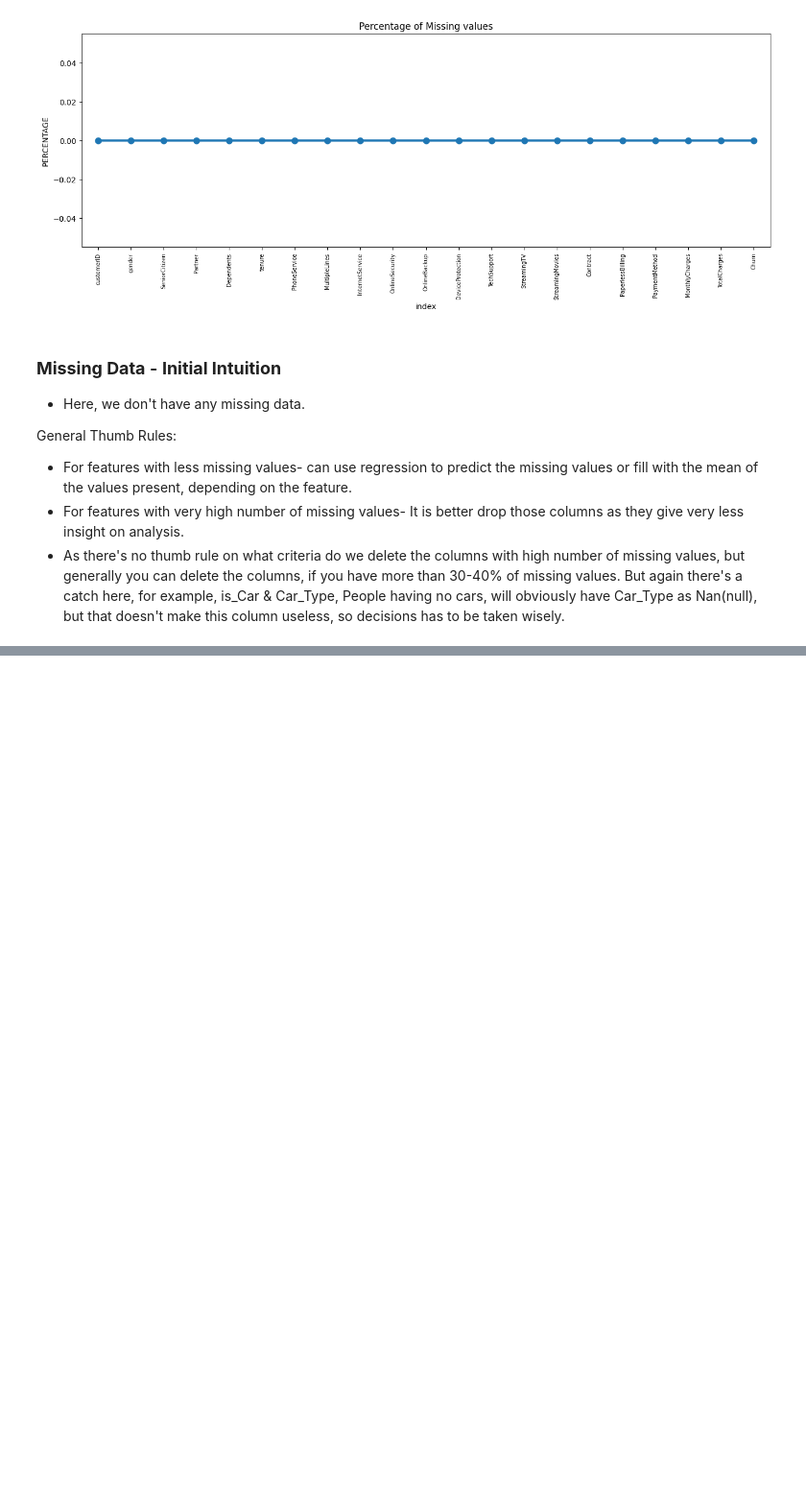
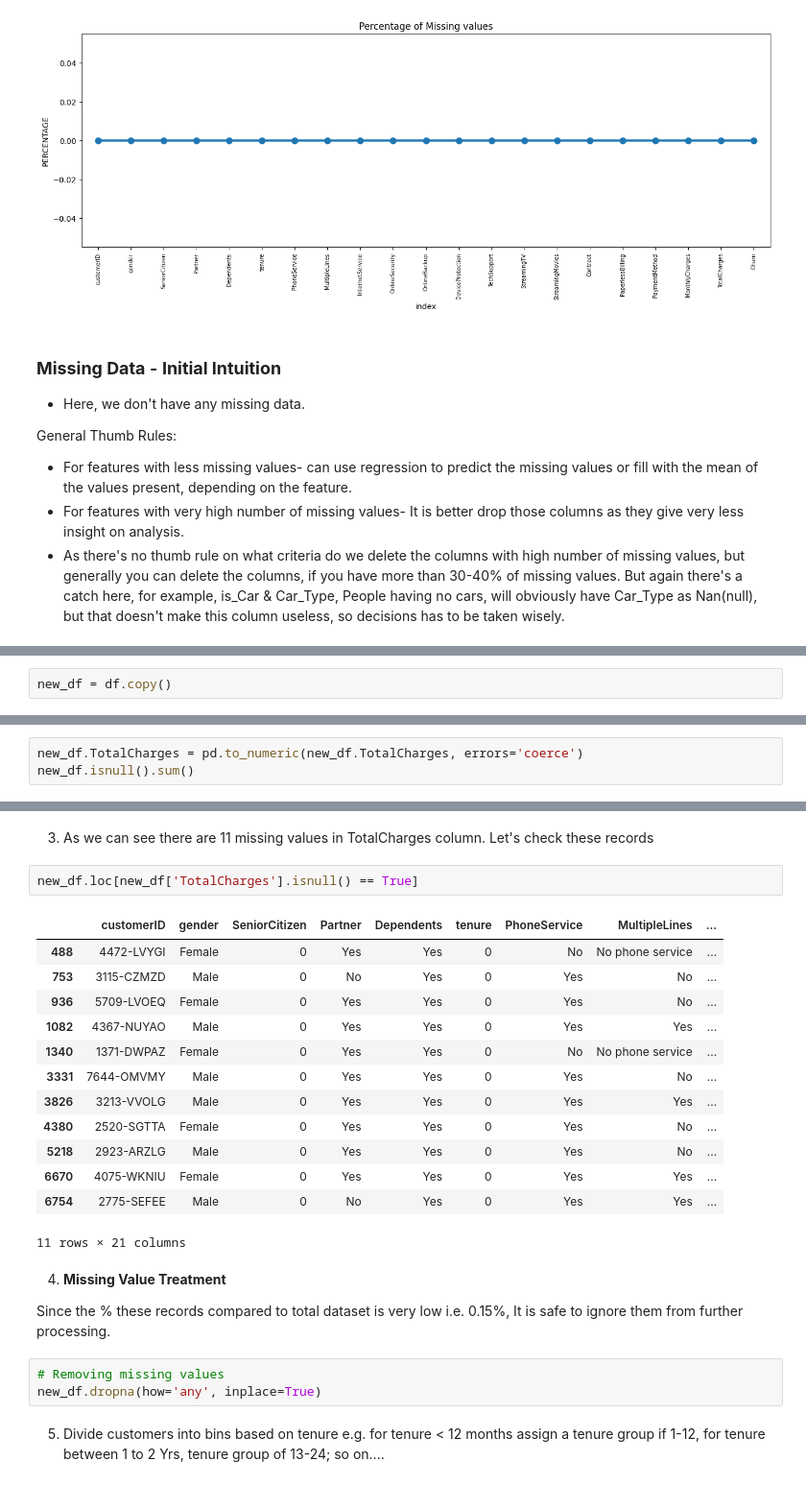
Before and after one commit to Musharraf-Bubere/Telecom_Customer_Churn_Prediction_using_Machine_Learning, a Jupyter notebook: Churn_Analysis_EDA.ipynb, the cells around one changed output, grey strips where cells are left out. Shown at 96% size. Drawn from its saved outputs; the diff is of its cells as text; blank space fills up the shorter version.

```diff
--- a/Churn_Analysis_EDA.ipynb
+++ b/Churn_Analysis_EDA.ipynb
@@ -163,0 +168,2 @@ General Thumb Rules:
+# %%
+new_df = df.copy()
@@ -163,0 +182,3 @@ General Thumb Rules:
+# %%
+new_df.TotalCharges = pd.to_numeric(new_df.TotalCharges, errors='coerce')
+new_df.isnull().sum()
@@ -163,0 +243,27 @@ General Thumb Rules:
+# %% [markdown]
+3. As we can see there are 11 missing values in TotalCharges column. Let's check these records
+# %%
+new_df.loc[new_df['TotalCharges'].isnull() == True]
+# %% [output]
+|  | customerID | gender | SeniorCitizen | Partner | Dependents | tenure | PhoneService | MultipleLines | ... |
+| 488 | 4472-LVYGI | Female | 0 | Yes | Yes | 0 | No | No phone service | ... |
+| 753 | 3115-CZMZD | Male | 0 | No | Yes | 0 | Yes | No | ... |
+| 936 | 5709-LVOEQ | Female | 0 | Yes | Yes | 0 | Yes | No | ... |
+| 1082 | 4367-NUYAO | Male | 0 | Yes | Yes | 0 | Yes | Yes | ... |
+| 1340 | 1371-DWPAZ | Female | 0 | Yes | Yes | 0 | No | No phone service | ... |
+| 3331 | 7644-OMVMY | Male | 0 | Yes | Yes | 0 | Yes | No | ... |
+| 3826 | 3213-VVOLG | Male | 0 | Yes | Yes | 0 | Yes | Yes | ... |
+| 4380 | 2520-SGTTA | Female | 0 | Yes | Yes | 0 | Yes | No | ... |
+| 5218 | 2923-ARZLG | Male | 0 | Yes | Yes | 0 | Yes | No | ... |
+| 6670 | 4075-WKNIU | Female | 0 | Yes | Yes | 0 | Yes | Yes | ... |
+| 6754 | 2775-SEFEE | Male | 0 | No | Yes | 0 | Yes | Yes | ... |
+11 rows × 21 columns
+# %% [markdown]
+4. **Missing Value Treatment**
+
+Since the % these records compared to total dataset is very low i.e. 0.15%, It is safe to ignore them from further processing.
+# %%
+# Removing missing values
+new_df.dropna(how='any', inplace=True)
+# %% [markdown]
+5. Divide customers into bins based on tenure e.g. for tenure < 12 months assign a tenure group if 1-12, for tenure between 1 to 2 Yrs, tenure group of 13-24; so on....
```
Also changed, not shown: parts of 14 cells of this notebook.
